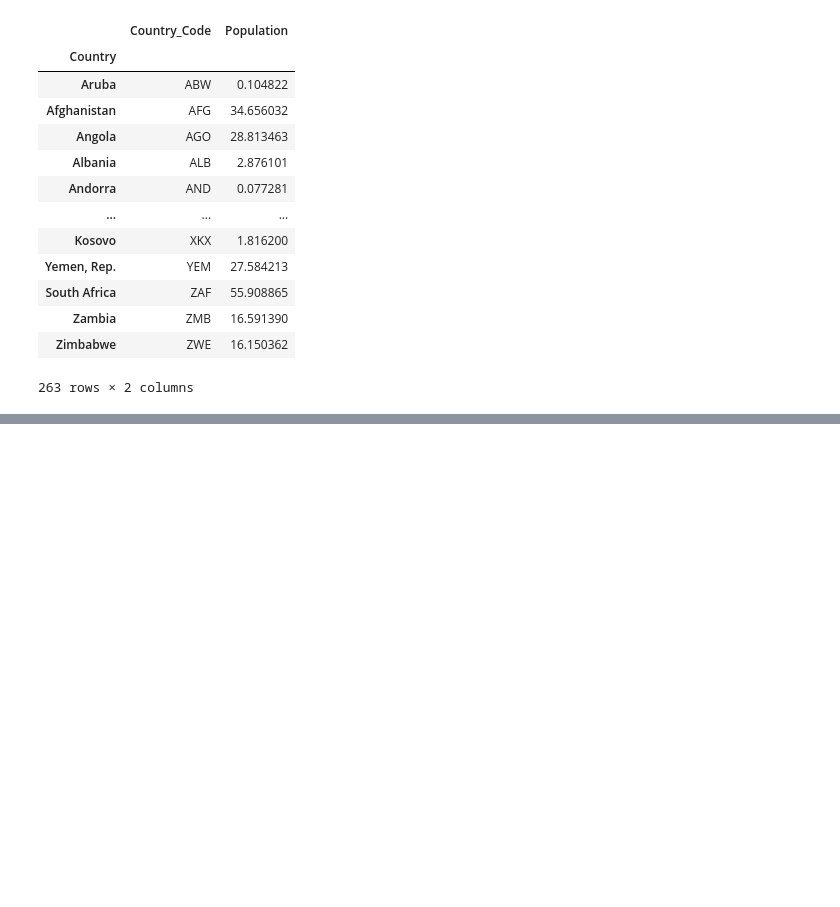
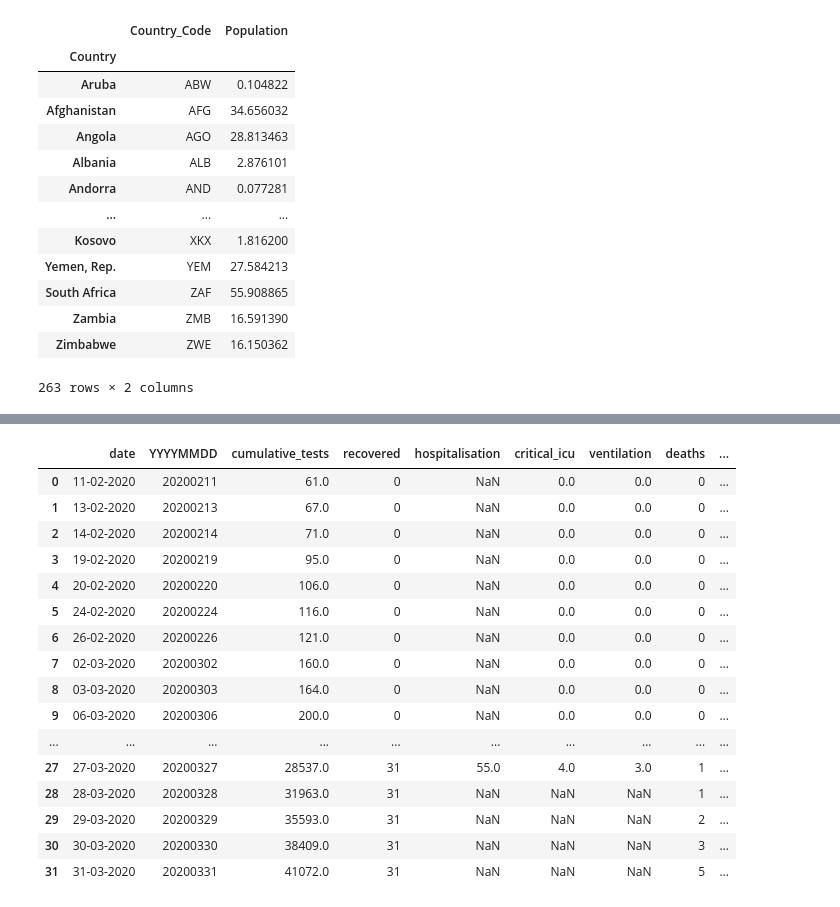
Before and after one commit to pvanheus/r_python_covid19, a Jupyter notebook: covid19_cases.ipynb, the cells around one changed output, grey strips where cells are left out. Saved outputs shown, nothing was run; the diff lists cells and outputs as text; code cells hidden in the pictures; blank space fills up the shorter version.

```diff
--- a/covid19_cases.ipynb
+++ b/covid19_cases.ipynb
@@ -277,0 +540,21 @@ sorted(scaled_positive_cases.Country.unique())
+# %%
+testing_data = pd.read_csv('https://raw.githubusercontent.com/dsfsi/covid19za/master/data/covid19za_timeline_testing.csv')
+testing_data
+# %% [output]
+|  | date | YYYYMMDD | cumulative_tests | recovered | hospitalisation | critical_icu | ventilation | deaths | ... |
+| 0 | 11-02-2020 | 20200211 | 61.0 | 0 | NaN | 0.0 | 0.0 | 0 | ... |
+| 1 | 13-02-2020 | 20200213 | 67.0 | 0 | NaN | 0.0 | 0.0 | 0 | ... |
+| 2 | 14-02-2020 | 20200214 | 71.0 | 0 | NaN | 0.0 | 0.0 | 0 | ... |
+| 3 | 19-02-2020 | 20200219 | 95.0 | 0 | NaN | 0.0 | 0.0 | 0 | ... |
+| 4 | 20-02-2020 | 20200220 | 106.0 | 0 | NaN | 0.0 | 0.0 | 0 | ... |
+| 5 | 24-02-2020 | 20200224 | 116.0 | 0 | NaN | 0.0 | 0.0 | 0 | ... |
+| 6 | 26-02-2020 | 20200226 | 121.0 | 0 | NaN | 0.0 | 0.0 | 0 | ... |
+| 7 | 02-03-2020 | 20200302 | 160.0 | 0 | NaN | 0.0 | 0.0 | 0 | ... |
+| 8 | 03-03-2020 | 20200303 | 164.0 | 0 | NaN | 0.0 | 0.0 | 0 | ... |
+| 9 | 06-03-2020 | 20200306 | 200.0 | 0 | NaN | 0.0 | 0.0 | 0 | ... |
+| ... | ... | ... | ... | ... | ... | ... | ... | ... | ... |
+| 27 | 27-03-2020 | 20200327 | 28537.0 | 31 | 55.0 | 4.0 | 3.0 | 1 | ... |
+| 28 | 28-03-2020 | 20200328 | 31963.0 | 31 | NaN | NaN | NaN | 1 | ... |
+| 29 | 29-03-2020 | 20200329 | 35593.0 | 31 | NaN | NaN | NaN | 2 | ... |
+| 30 | 30-03-2020 | 20200330 | 38409.0 | 31 | NaN | NaN | NaN | 3 | ... |
+| 31 | 31-03-2020 | 20200331 | 41072.0 | 31 | NaN | NaN | NaN | 5 | ... |
```
Also changed, not shown: parts of 27 cells of this notebook, 2 other files.
